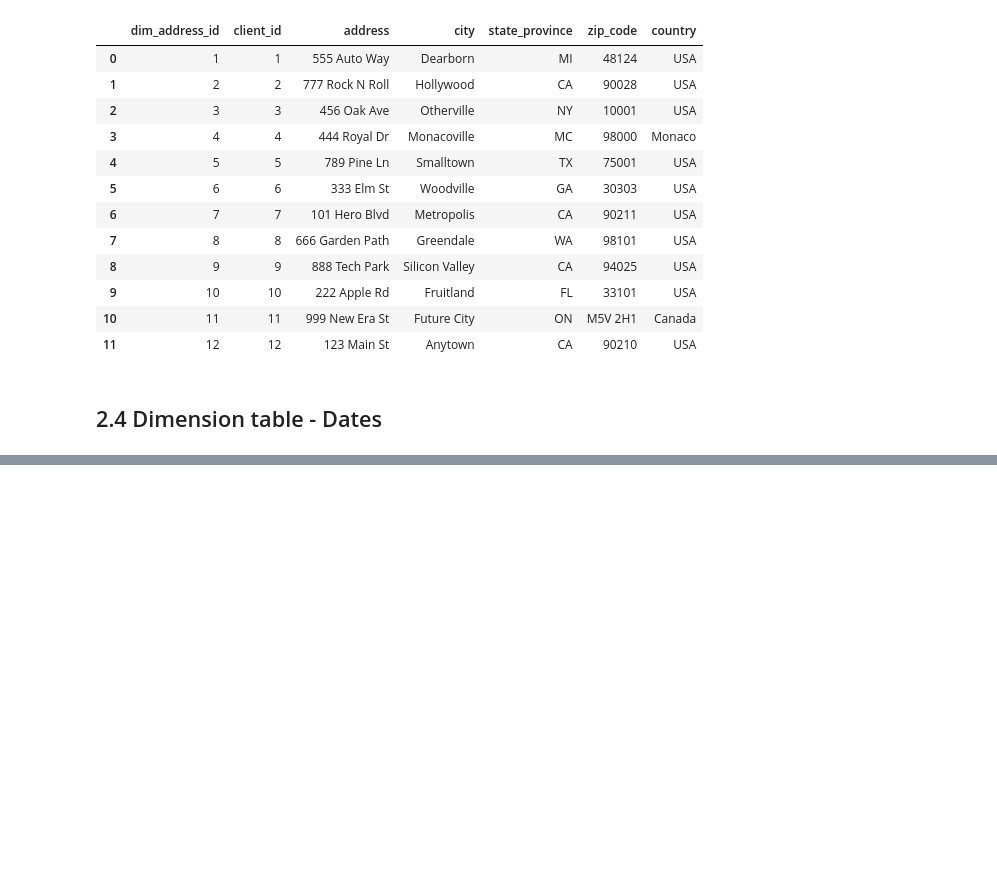
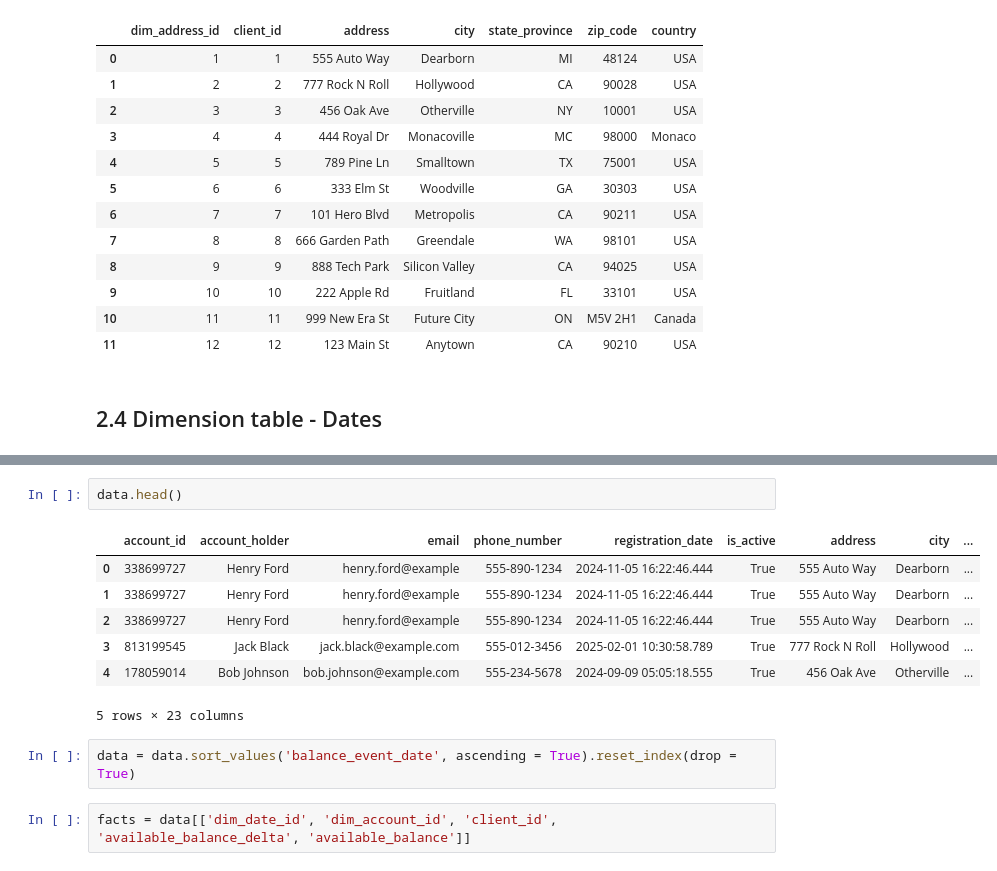
Before and after one commit to tanagnostis/ep_ae_assignment, a Jupyter notebook: code/dataset_exploration.ipynb, the cells around one changed output, grey strips where cells are left out. Saved outputs shown, nothing was run; the diff lists cells and outputs as text; blank space fills up the shorter version.

```diff
--- a/code/dataset_exploration.ipynb
+++ b/code/dataset_exploration.ipynb
@@ -500,0 +511,14 @@ dim_date.head(20)
+# %%
+data.head()
+# %% [output]
+|  | account_id | account_holder | email | phone_number | registration_date | is_active | address | city | ... |
+| 0 | 338699727 | Henry Ford | henry.ford@example | 555-890-1234 | 2024-11-05 16:22:46.444 | True | 555 Auto Way | Dearborn | ... |
+| 1 | 338699727 | Henry Ford | henry.ford@example | 555-890-1234 | 2024-11-05 16:22:46.444 | True | 555 Auto Way | Dearborn | ... |
+| 2 | 338699727 | Henry Ford | henry.ford@example | 555-890-1234 | 2024-11-05 16:22:46.444 | True | 555 Auto Way | Dearborn | ... |
+| 3 | 813199545 | Jack Black | jack.black@example.com | 555-012-3456 | 2025-02-01 10:30:58.789 | True | 777 Rock N Roll | Hollywood | ... |
+| 4 | 178059014 | Bob Johnson | bob.johnson@example.com | 555-234-5678 | 2024-09-09 05:05:18.555 | True | 456 Oak Ave | Otherville | ... |
+5 rows × 23 columns
+# %%
+data = data.sort_values('balance_event_date', ascending = True).reset_index(drop = True)
+# %%
+facts = data[['dim_date_id', 'dim_account_id', 'client_id', 'available_balance_delta', 'available_balance']]
```
Also changed, not shown: parts of 16 cells of this notebook.
